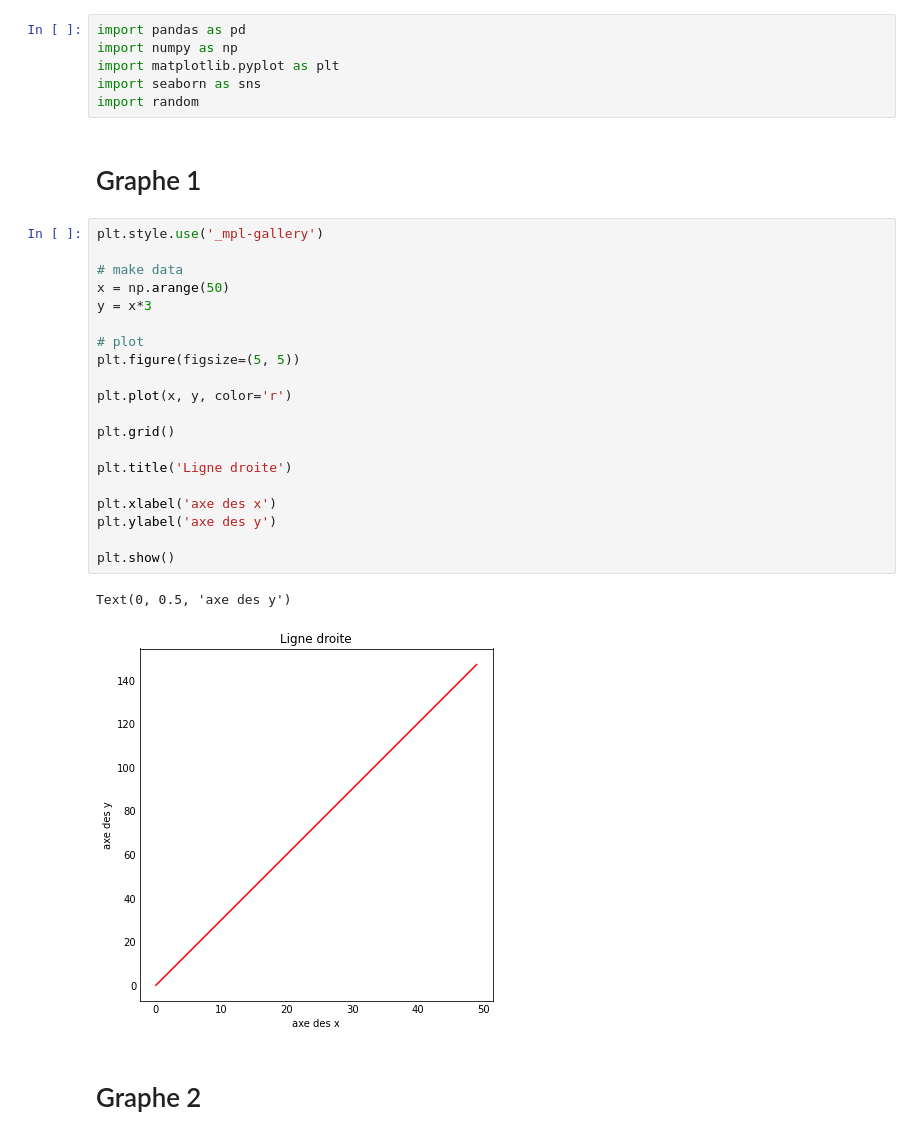
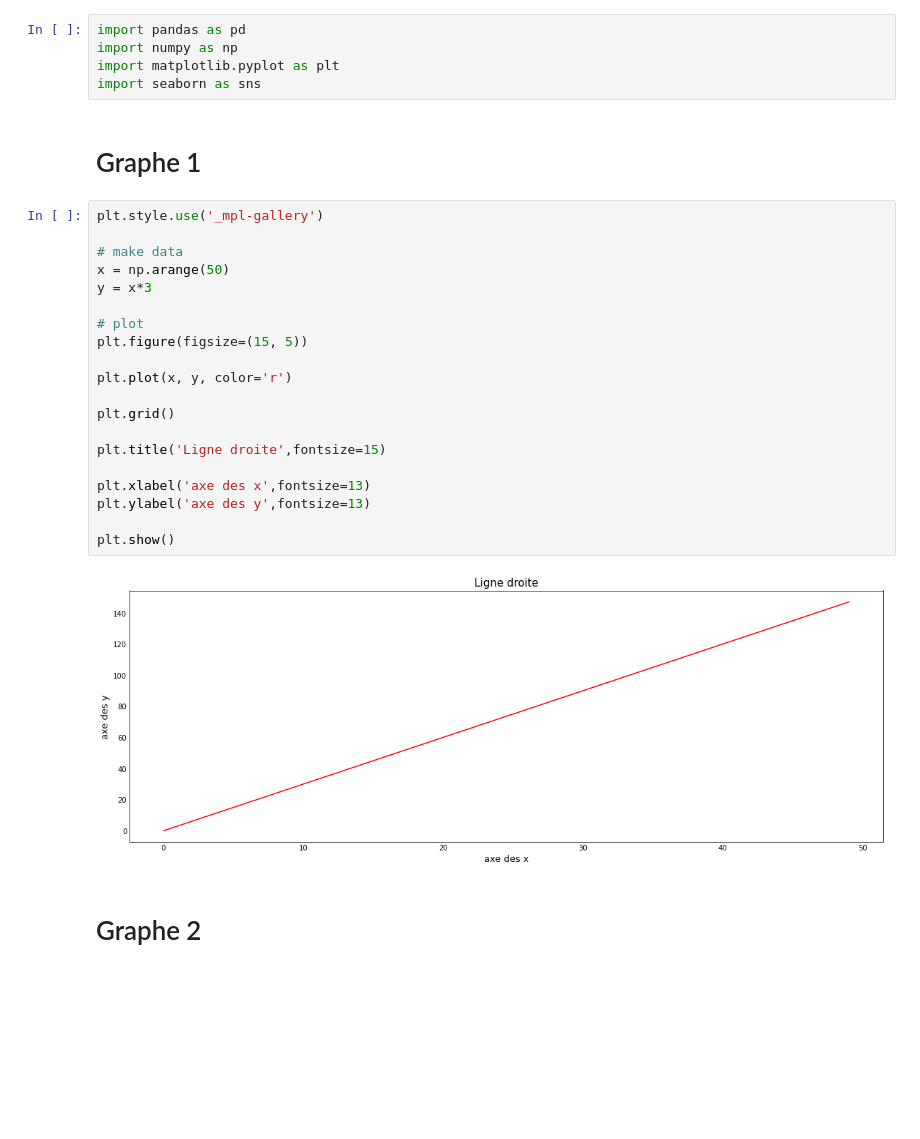
Before and after one commit to Amelinelurton/graphes, a Jupyter notebook: des graphes.ipynb, the cells around one changed output. Drawn from its saved outputs; the diff is of its cells as text; blank space fills up the shorter version.

```diff
--- a/des graphes.ipynb
+++ b/des graphes.ipynb
@@ -3,32 +3,30 @@ import pandas as pd
 import numpy as np
 import matplotlib.pyplot as plt
 import seaborn as sns
-import random
 # %% [markdown]
 # Graphe 1
 # %%
 plt.style.use('_mpl-gallery')
 
 # make data
 x = np.arange(50)
 y = x*3
 
 # plot
-plt.figure(figsize=(5, 5))
+plt.figure(figsize=(15, 5))
 
 plt.plot(x, y, color='r')
 
 plt.grid()
 
-plt.title('Ligne droite')
+plt.title('Ligne droite',fontsize=15)
 
-plt.xlabel('axe des x')
-plt.ylabel('axe des y')
+plt.xlabel('axe des x',fontsize=13)
+plt.ylabel('axe des y',fontsize=13)
 
 plt.show()
 # %% [output]
-Text(0, 0.5, 'axe des y')
-[figure, old version]
+[figure, new version]
 # %% [markdown]
 # Graphe 2
 # %%
```
Also changed, not shown: parts of 8 cells of this notebook.
